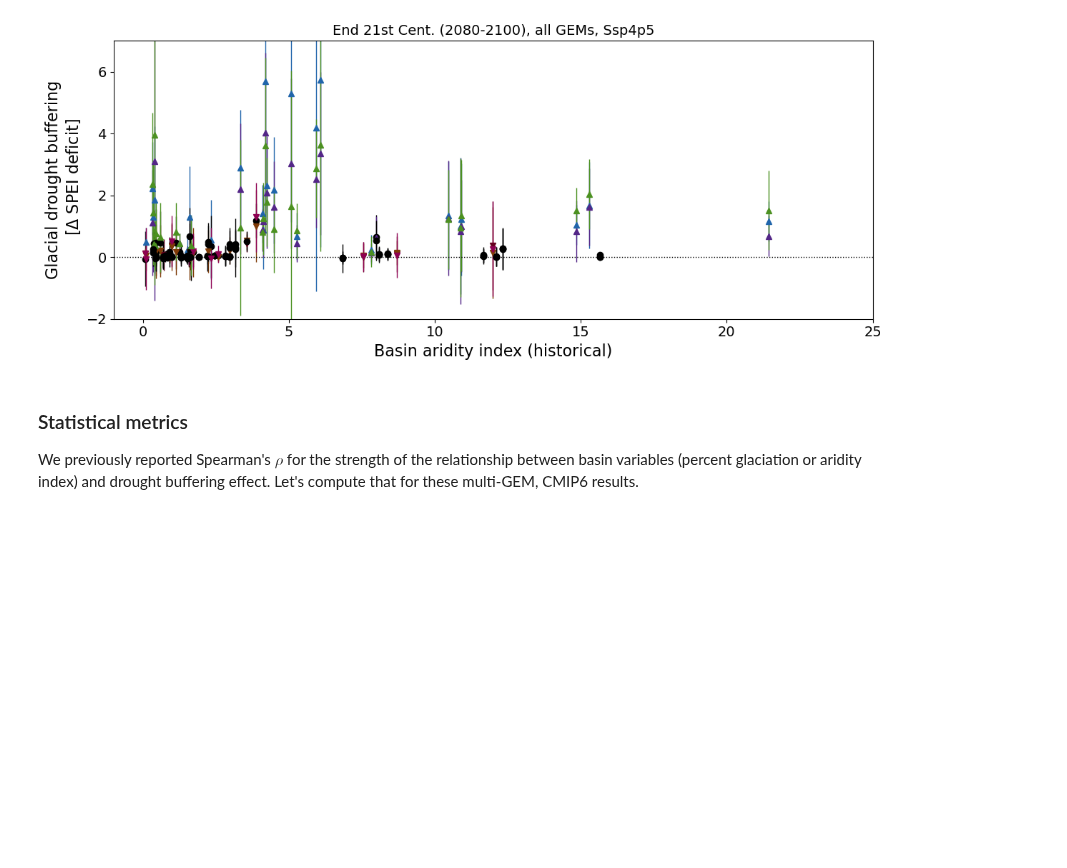
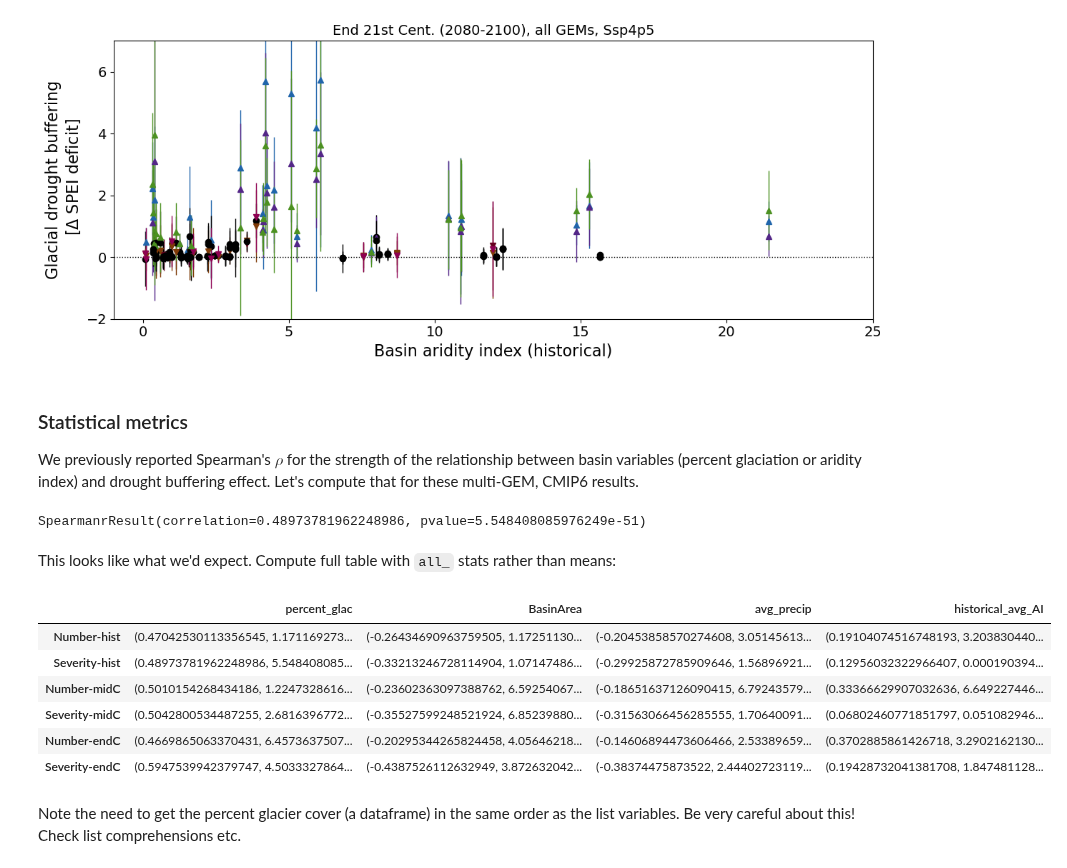
Before and after one commit to ehultee/glacial-SPEI, a Jupyter notebook: 20240215-multi_GEM-buffering_vs_aridity.ipynb, the cells around one changed output. Drawn from its saved outputs; the diff is of its cells as text; code cells hidden in the pictures; blank space fills up the shorter version.

```diff
--- a/20240215-multi_GEM-buffering_vs_aridity.ipynb
+++ b/20240215-multi_GEM-buffering_vs_aridity.ipynb
@@ -605,0 +595,7 @@ df = pd.DataFrame.from_dict(constructor_d)
+# %%
+# all_severity_endC
+stats.spearmanr(pcg, np.ravel(all_severity_b), nan_policy='omit')
+# %% [output]
+SpearmanrResult(correlation=0.48973781962248986, pvalue=5.548408085976249e-51)
+# %% [markdown]
+This looks like what we'd expect. Compute full table with `all_` stats rather than means:
@@ -605,0 +623,12 @@ df = pd.DataFrame.from_dict(constructor_d)
+# %%
+df
+# %% [output]
+|  | percent_glac | BasinArea | avg_precip | historical_avg_AI |
+| Number-hist | (0.47042530113356545, 1.171169273... | (-0.26434690963759505, 1.17251130... | (-0.20453858570274608, 3.05145613... | (0.19104074516748193, 3.203830440... |
+| Severity-hist | (0.48973781962248986, 5.548408085... | (-0.33213246728114904, 1.07147486... | (-0.29925872785909646, 1.56896921... | (0.12956032322966407, 0.000190394... |
+| Number-midC | (0.5010154268434186, 1.2247328616... | (-0.23602363097388762, 6.59254067... | (-0.18651637126090415, 6.79243579... | (0.33366629907032636, 6.649227446... |
+| Severity-midC | (0.5042800534487255, 2.6816396772... | (-0.35527599248521924, 6.85239880... | (-0.31563066456285555, 1.70640091... | (0.06802460771851797, 0.051082946... |
+| Number-endC | (0.4669865063370431, 6.4573637507... | (-0.20295344265824458, 4.05646218... | (-0.14606894473606466, 2.53389659... | (0.3702885861426718, 3.2902162130... |
+| Severity-endC | (0.5947539942379747, 4.5033327864... | (-0.4387526112632949, 3.872632042... | (-0.38374475873522, 2.44402723119... | (0.19428732041381708, 1.847481128... |
+# %% [markdown]
+Note the need to get the percent glacier cover (a dataframe) in the same order as the list variables. Be very careful about this!  Check list comprehensions etc.
```
Also changed, not shown: parts of 8 cells of this notebook.
